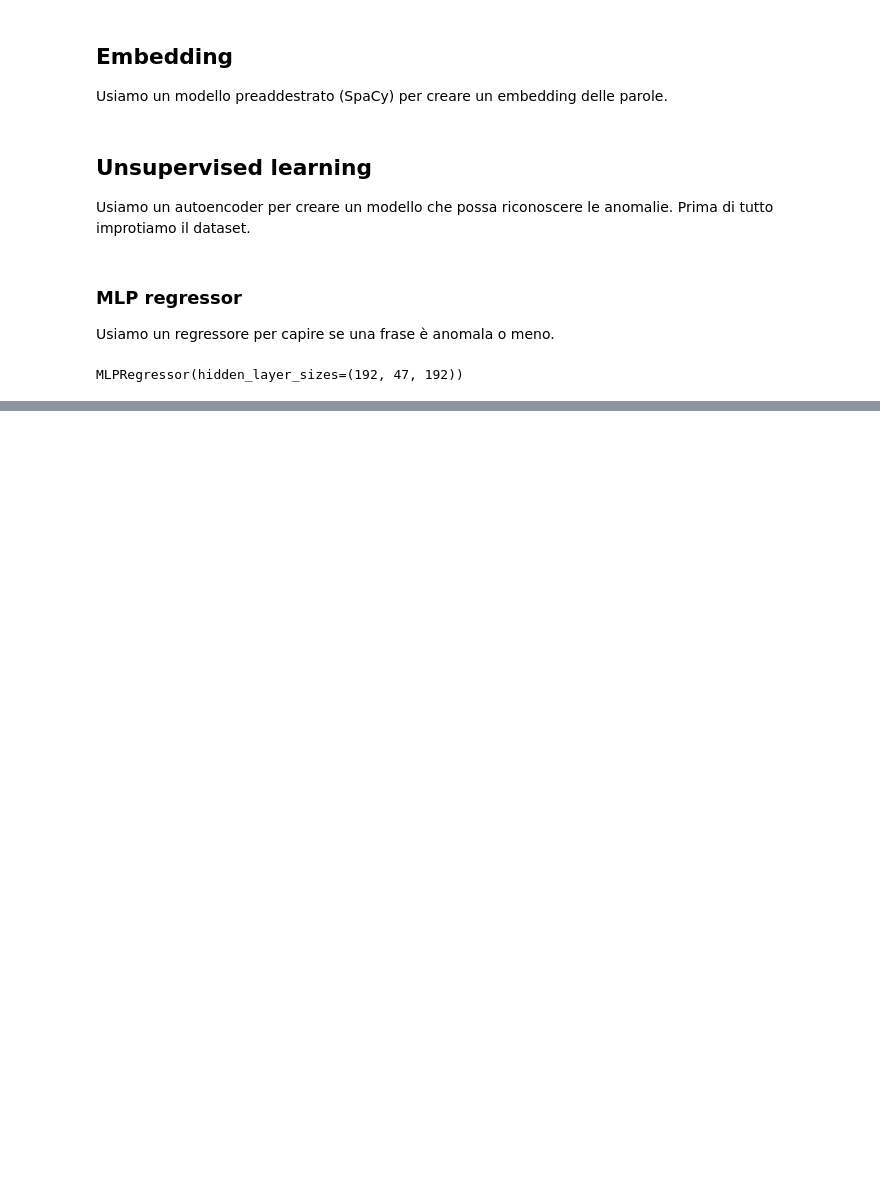
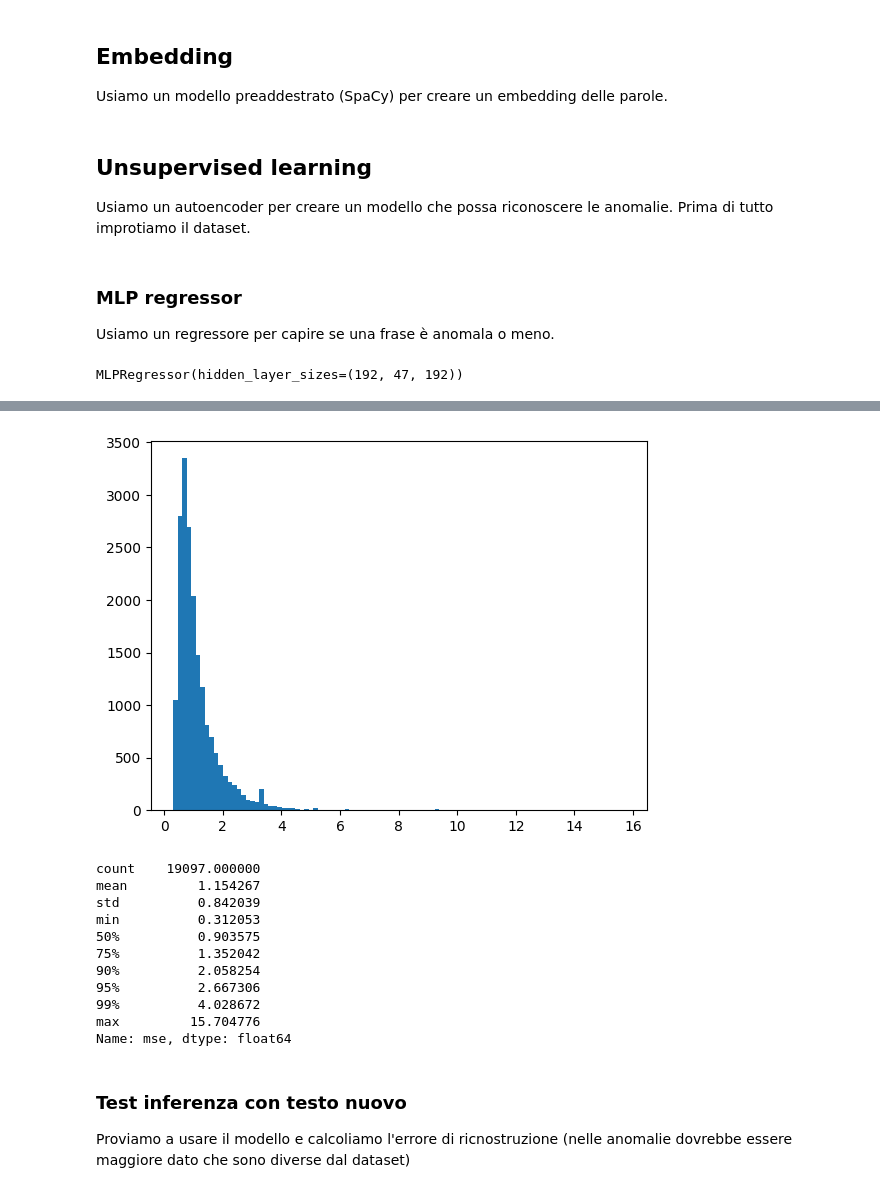
Before and after one commit to bovaristEliza/AE-GuANto, a Jupyter notebook: spacy-autoenc.ipynb, the cells around one changed output, grey strips where cells are left out. Drawn from its saved outputs; the diff is of its cells as text; code cells hidden in the pictures; blank space fills up the shorter version.

```diff
--- a/spacy-autoenc.ipynb
+++ b/spacy-autoenc.ipynb
@@ -253,0 +360,10 @@ print(distance)
+# %%
+
+history = keras_autoencoder.fit(
+    vax_df[numeric_columns_names], vax_df[numeric_columns_names],
+    shuffle=True,
+    epochs=EPOCHS,
+    batch_size=BATCH_SIZE,
+    callbacks=cb,
+    #validation_data=(X_validate_transformed, X_validate_transformed)
+);
@@ -253,0 +394,18 @@ print(distance)
+# %%
+import pandas as pd
+
+# ANALISI errore ricostruzione nel dataset originale
+recontructions = keras_autoencoder.predict(vax_df[numeric_columns_names])
+
+mse = np.mean(np.power(vax_df[numeric_columns_names] - recontructions, 2), axis=1)
+
+#create a dataframe with 2 columns text and mse
+test = pd.DataFrame({'clean_text': vax_df["clean_text"], 'mse': mse})
+
+#draw an histogram with mse
+plt.hist(test['mse'], bins=100,  label='mse')
+plt.show()
+
+#some statistics
+print(test['mse'].describe(percentiles=[0.5, 0.75, 0.9, 0.95, 0.99]))
+# %% [output]
@@ -254 +413,17 @@ print(distance)
+[figure, added]
+count    19097.000000
+mean         1.154267
+std          0.842039
+min          0.312053
+50%          0.903575
+75%          1.352042
+90%          2.058254
+95%          2.667306
+99%          4.028672
+max         15.704776
+Name: mse, dtype: float64
+# %% [markdown]
+### Test inferenza con testo nuovo
+
+Proviamo a usare il modello e calcoliamo l'errore di ricnostruzione (nelle anomalie dovrebbe essere maggiore dato che sono diverse dal dataset)
 # %%
```
Also changed, not shown: parts of 15 cells of this notebook.
